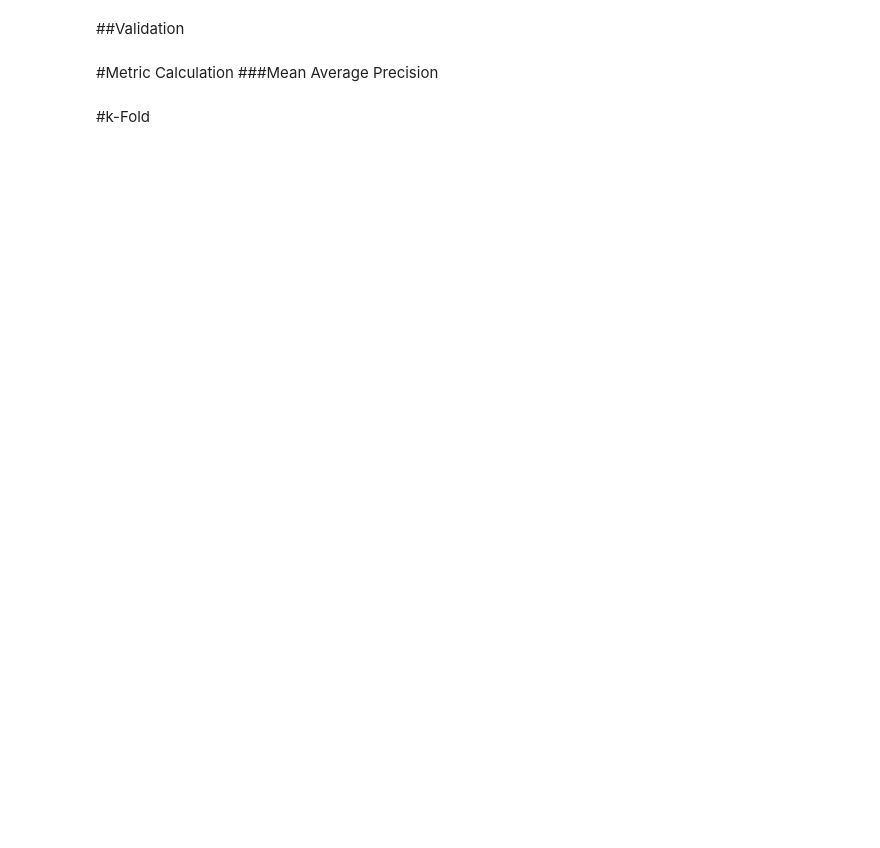
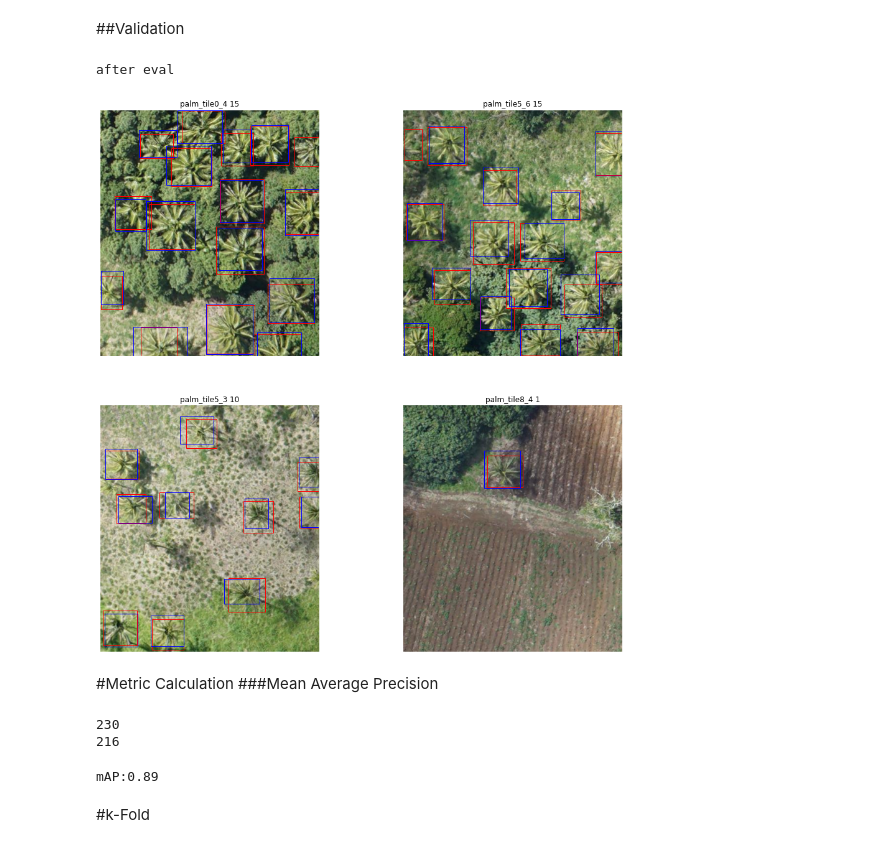
Before and after one commit to tzvikif/Bananas, a Jupyter notebook: BananasTree.ipynb, the cells around one changed output. Cells and saved outputs as stored; diff of their text form; code cells hidden in the pictures; blank space fills up the shorter version.

```diff
--- a/BananasTree.ipynb
+++ b/BananasTree.ipynb
@@ -405,14 +414,14 @@ boxes = outputs[0]['boxes']
 samples = [image.permute(1,2,0).cpu().numpy() for image in images]
 # %%
 #def display_samples(images,outputs,image_ids=[None]*len(images)):
-def display_samples(valid_data_loader):
-  images, targets, image_ids = next(iter(valid_data_loader))
+def display_samples(images,targets,image_ids):
+
+  cpu_device = torch.device("cpu")
   images = list(img.to(device,dtype=torch.float) for img in images)
   model.eval()
-  cpu_device = torch.device("cpu")
   outputs = model(images)
+  print('after eval')
   outputs = [{k: v.to(cpu_device) for k, v in t.items()} for t in outputs]
-  boxes = outputs[0]['boxes']
   samples = [image.permute(1,2,0).cpu().numpy() for image in images]
   fig, ax = plt.subplots(2, 2, figsize=(16, 16))
   for i,(sample,image_id) in enumerate(zip(samples,image_ids)):
@@ -423,9 +432,10 @@ def display_samples(valid_data_loader):
       ax[i%2,i//2].add_patch(rect)
 
     boxes = targets[i]['boxes']
+    num_boxes=len(boxes)
     for box in boxes:
       rect = patches.Rectangle((box[0],box[1]),box[2]-box[0],box[3]-box[1], edgecolor='b', facecolor="none")
       ax[i%2,i//2].add_patch(rect)
     if image_id!=None:
-      ax[i%2,i//2].set_title(image_id[:-4])
+      ax[i%2,i//2].set_title(image_id[:-4]+' '+str(num_boxes))
     ax[i%2,i//2].imshow(sample)
@@ -448,3 +442,9 @@ for i,(sample,image_id) in enumerate(zip(samples,image_ids)):
+# %%
+images, targets, image_ids = next(iter(valid_data_loader))
+display_samples(images, targets, image_ids)
+# %% [output]
+after eval
+[figure, added]
 # %% [markdown]
 #Metric Calculation
 ###Mean Average Precision
@@ -484,6 +482,13 @@ def prepare_for_mAP(valid_data_loader):
   return (pred_boxes,true_boxes)
 # %%
 #format for pred_boxes,true_boxes [train_idx, class_prediction, prob_score, x1, y1, x2, y2]
-#pred_boxes,true_boxes = prepare_for_mAP(valid_data_loader)
+pred_boxes,target_boxes = prepare_for_mAP(valid_data_loader)
+print(len(pred_boxes))
+print(len(target_boxes))
+
+#print(f'pred_boxes:{pred_boxes[0,3:6]} true_boxes:{true_boxes[0,3:6]}')
 #mean_average_precision(pred_boxes=pred_boxes,true_boxes=true_boxes,iou_threshold=0.5,box_format='corners',num_classes=1)
+# %% [output]
+230
+216
 # %%
@@ -496,4 +501,14 @@ def evaluate_model(valid_data_loader):
   return mAP
+# %%
+thresholds = np.arange(start=0.3, stop=0.7, step=0.05)
+mAP_sum = 0
+for threshold in thresholds:
+  current_mAP = evaluate_model(valid_data_loader,threshold)
+  mAP_sum += current_mAP
+mAP = mAP_sum/len(thresholds)
+print(f'mAP:{mAP:.2f}')
+# %% [output]
+mAP:0.89
 # %% [markdown]
 #k-Fold
 # %%
```
Also changed, not shown: parts of 16 cells of this notebook.
